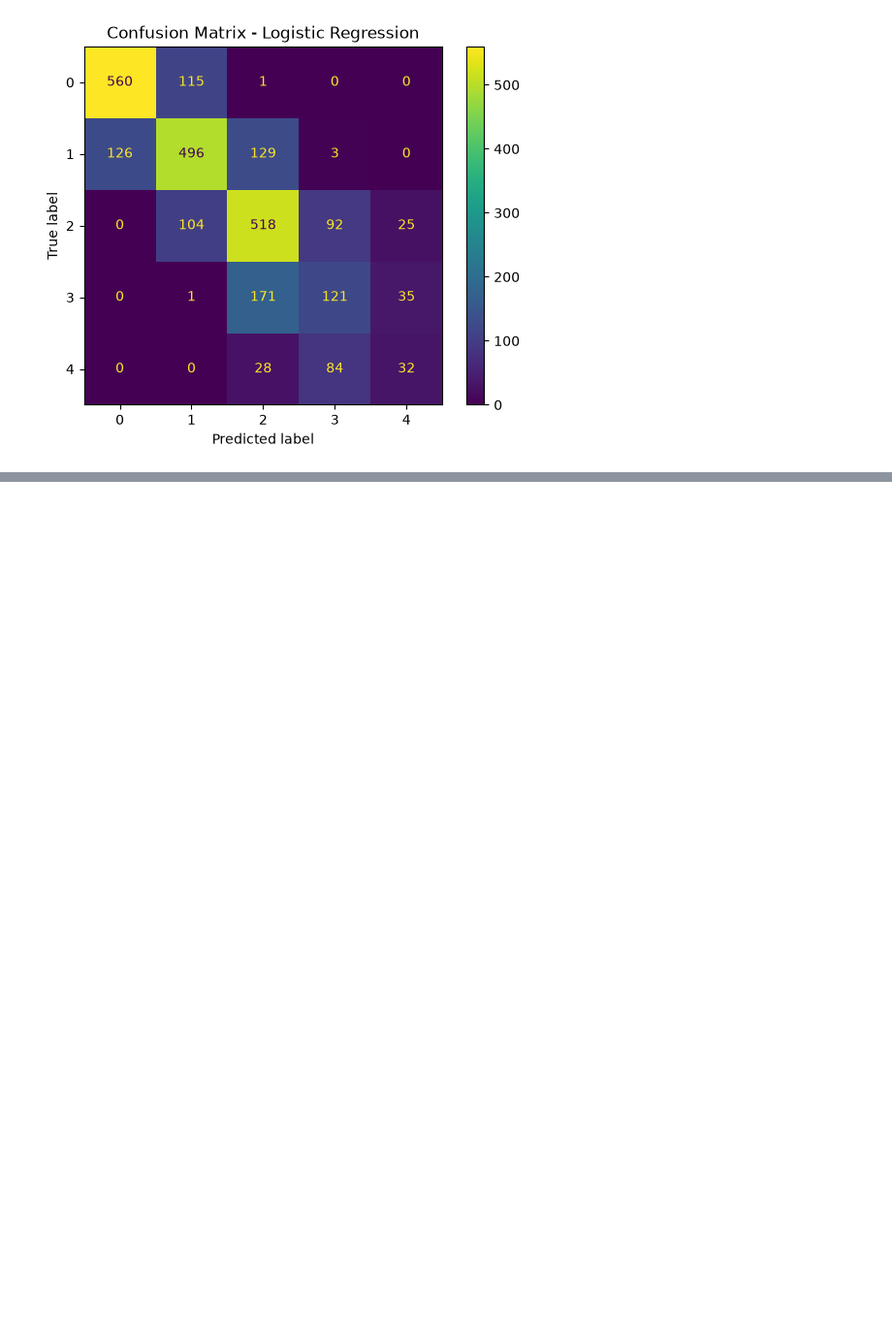
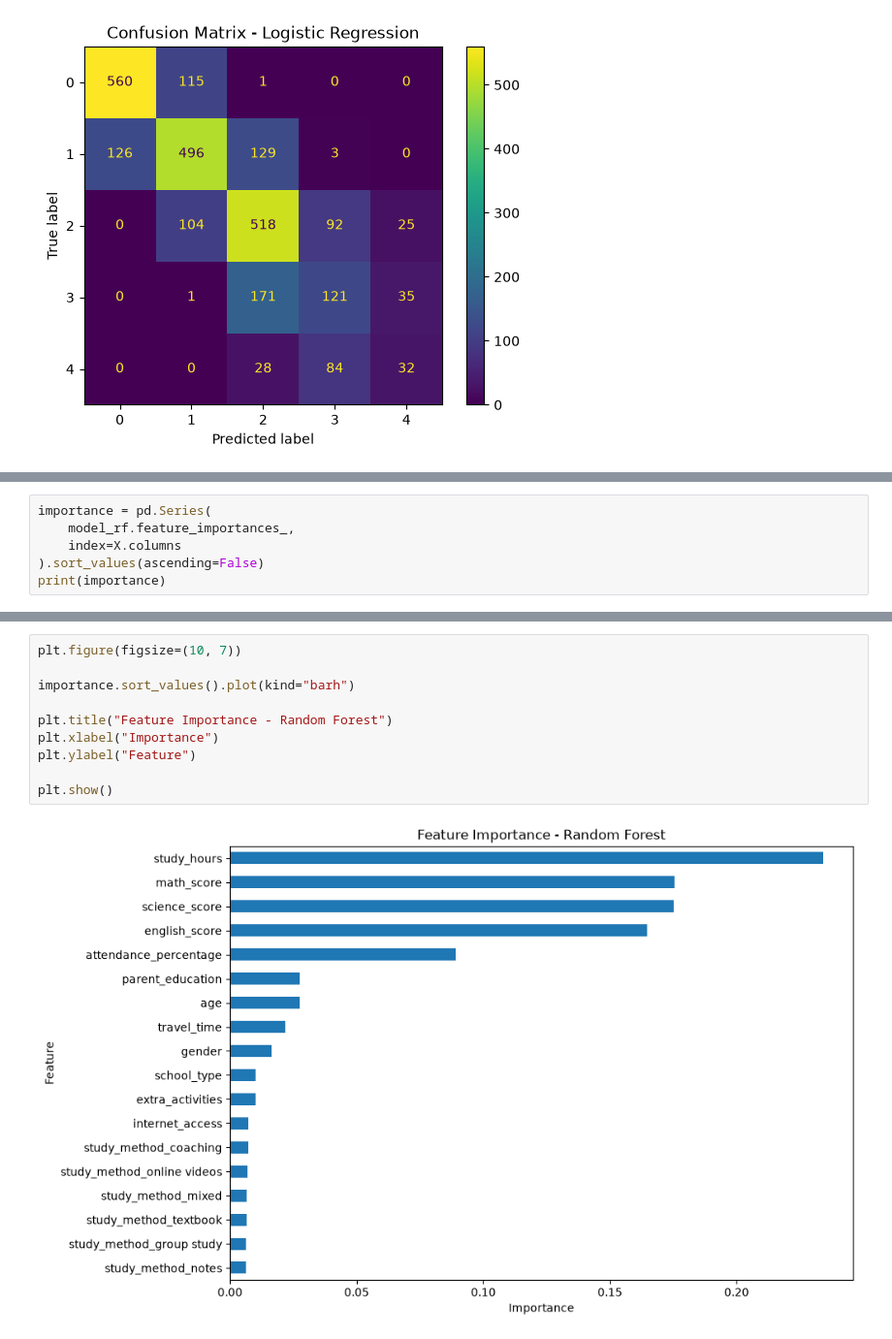
Before and after one commit to juliyantananda1607-ui/student-performance-analysis, a Jupyter notebook: dataviz1.ipynb, the cells around one changed output, grey strips where cells are left out. Shown at 97% size. Saved outputs shown, nothing was run; the diff lists cells and outputs as text; blank space fills up the shorter version.

```diff
--- a/dataviz1.ipynb
+++ b/dataviz1.ipynb
@@ -730,0 +723,6 @@ from sklearn.ensemble import RandomForestClassifier
+# %%
+importance = pd.Series(
+    model_rf.feature_importances_,
+    index=X.columns
+).sort_values(ascending=False)
+print(importance)
@@ -730,0 +749,12 @@ from sklearn.ensemble import RandomForestClassifier
+# %%
+plt.figure(figsize=(10, 7))
+
+importance.sort_values().plot(kind="barh")
+
+plt.title("Feature Importance - Random Forest")
+plt.xlabel("Importance")
+plt.ylabel("Feature")
+
+plt.show()
+# %% [output]
+[figure, added]
```
Also changed, not shown: parts of 38 cells of this notebook.
